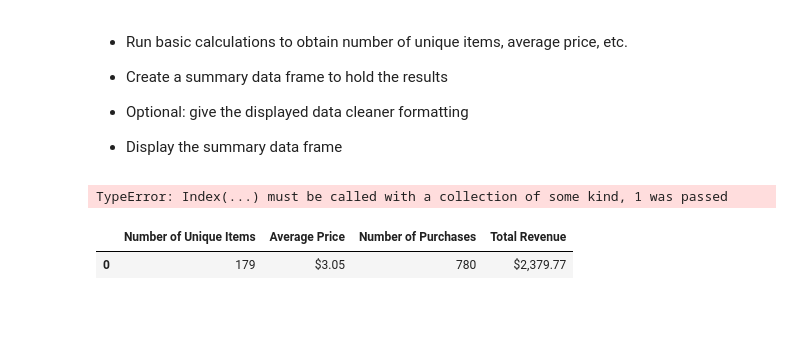
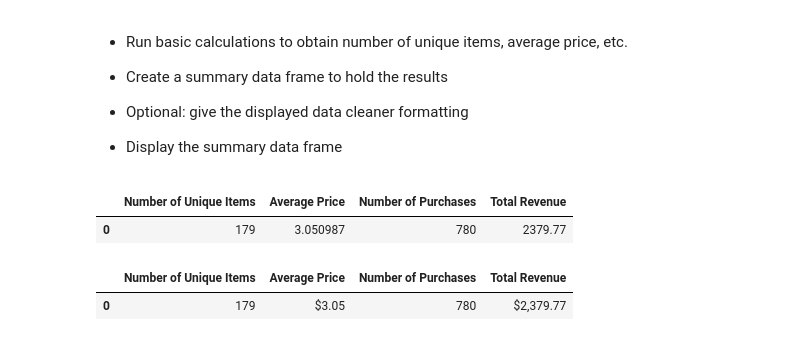
Before and after one commit to SybileC/pandas-challenge, a Jupyter notebook: HeroesOfPymoli/02-Homework_04-Pandas_Instructions_HeroesOfPymoli_HeroesOfPymoli_starter.ipynb, the cells around one changed output. Saved outputs shown, nothing was run; the diff lists cells and outputs as text; code cells hidden in the pictures; blank space fills up the shorter version.

```diff
--- a/HeroesOfPymoli/02-Homework_04-Pandas_Instructions_HeroesOfPymoli_HeroesOfPymoli_starter.ipynb
+++ b/HeroesOfPymoli/02-Homework_04-Pandas_Instructions_HeroesOfPymoli_HeroesOfPymoli_starter.ipynb
@@ -56,13 +56,15 @@ unique_items = HeroesOfPymoli_data["Item ID"].nunique()
 average_price = HeroesOfPymoli_data["Price"].mean()
 number_purchase = HeroesOfPymoli_data["Purchase ID"].count()
 total_revenue = HeroesOfPymoli_data["Price"].sum()
+index = [0]
 # %%
 purchasing_analysis = pd.DataFrame({"Number of Unique Items": None, "Average Price": None,
-                                    "Number of Purchases": None, "Total Revenue": None}, index=1)
+                                    "Number of Purchases": None, "Total Revenue": None}, index=index)
 purchasing_analysis["Number of Unique Items"] = unique_items
 purchasing_analysis["Average Price"] = average_price
 purchasing_analysis["Number of Purchases"] = number_purchase
 purchasing_analysis["Total Revenue"] = total_revenue
 purchasing_analysis
 # %% [output]
-TypeError: Index(...) must be called with a collection of some kind, 1 was passed
+|  | Number of Unique Items | Average Price | Number of Purchases | Total Revenue |
+| 0 | 179 | 3.050987 | 780 | 2379.77 |
```
Also changed, not shown: parts of 6 cells of this notebook.
